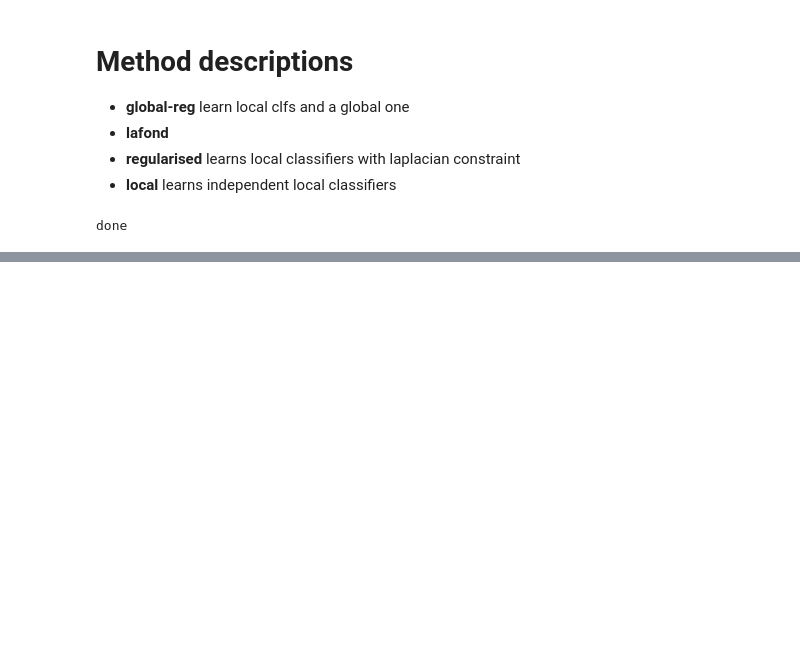
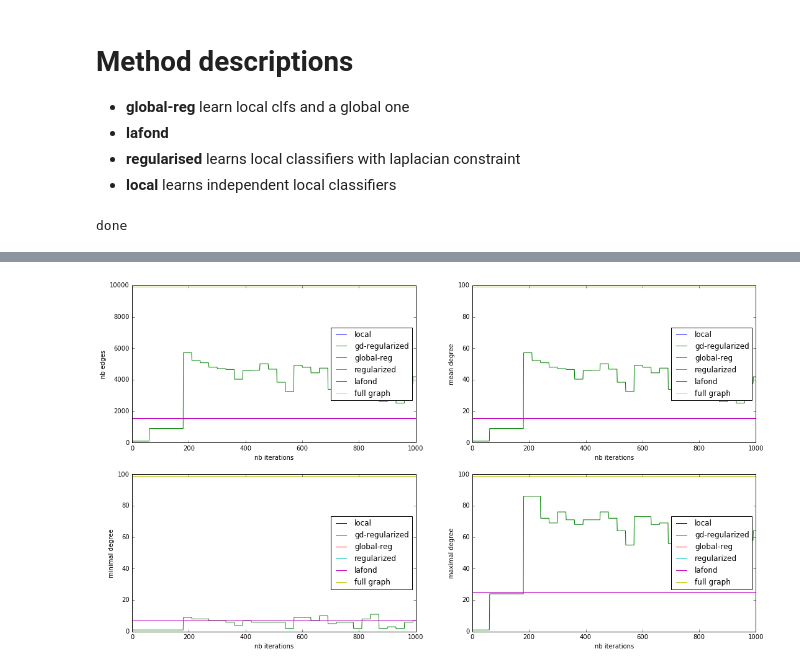
Before and after one commit to vzantedeschi/Dada, a Jupyter notebook: notebooks/Moons.ipynb, the cells around one changed output, grey strips where cells are left out. Drawn from its saved outputs; the diff is of its cells as text; code cells hidden in the pictures; blank space fills up the shorter version.

```diff
--- a/notebooks/Moons.ipynb
+++ b/notebooks/Moons.ipynb
@@ -102,15 +102,0 @@ plt.legend(loc='lower right')
-# %%
-max_nb_edges = N*(N-1)
-
-plt.xlabel('nb iterations')
-plt.ylabel('nb edges')
-
-for k, r_list in results.items():
-    try:
-        plt.plot(range(len(r_list)), [r['nb-edges'] for r in r_list], label='{}'.format(k))
-    except:
-        pass
-
-plt.plot(range(len(r_list)), [max_nb_edges]*len(r_list), label='full graph')
-
-plt.legend(loc="upper right", bbox_to_anchor=(1.5, 1))
@@ -119,0 +103,66 @@ plt.legend(loc="upper right", bbox_to_anchor=(1.5, 1))
+# %%
+max_nb_edges = N*(N-1)
+
+plt.figure(2, figsize=(18, 10))
+
+plt.subplot(221)
+
+plt.xlabel('nb iterations')
+plt.ylabel('nb edges')
+
+for k, r_list in results.items():
+    try:
+        plt.plot(range(len(r_list)), [sum(r['degrees']) for r in r_list], label='{}'.format(k))
+    except:
+        pass
+
+plt.plot(range(len(r_list)), [max_nb_edges]*len(r_list), label='full graph')
+
+plt.legend(loc='center right')
+
+plt.subplot(222)
+
+plt.xlabel('nb iterations')
+plt.ylabel('mean degree')
+
+for k, r_list in results.items():
+    try:
+        plt.plot(range(len(r_list)), [mean(r['degrees']) for r in r_list], label='{}'.format(k))
+    except:
+        pass
+
+plt.plot(range(len(r_list)), [N-1]*len(r_list), label='full graph')
+
+plt.legend(loc='center right')
+
+plt.subplot(223)
+
+plt.xlabel('nb iterations')
+plt.ylabel('minimal degree')
+
+for k, r_list in results.items():
+    try:
+        plt.plot(range(len(r_list)), [min(r['degrees']) for r in r_list], label='{}'.format(k))
+    except:
+        pass
+
+plt.plot(range(len(r_list)), [N-1]*len(r_list), label='full graph')
+
+
+plt.legend(loc='center right')
+
+plt.subplot(224)
+
+plt.xlabel('nb iterations')
+plt.ylabel('maximal degree')
+
+for k, r_list in results.items():
+    try:
+        plt.plot(range(len(r_list)), [max(r['degrees']) for r in r_list], label='{}'.format(k))
+    except:
+        pass
+
+plt.plot(range(len(r_list)), [N-1]*len(r_list), label='full graph')
+
+plt.legend(loc='center right')
+# %% [output]
@@ -119,0 +170 @@ plt.legend(loc="upper right", bbox_to_anchor=(1.5, 1))
+[figure, added]
```
Also changed, not shown: parts of 5 cells of this notebook.
